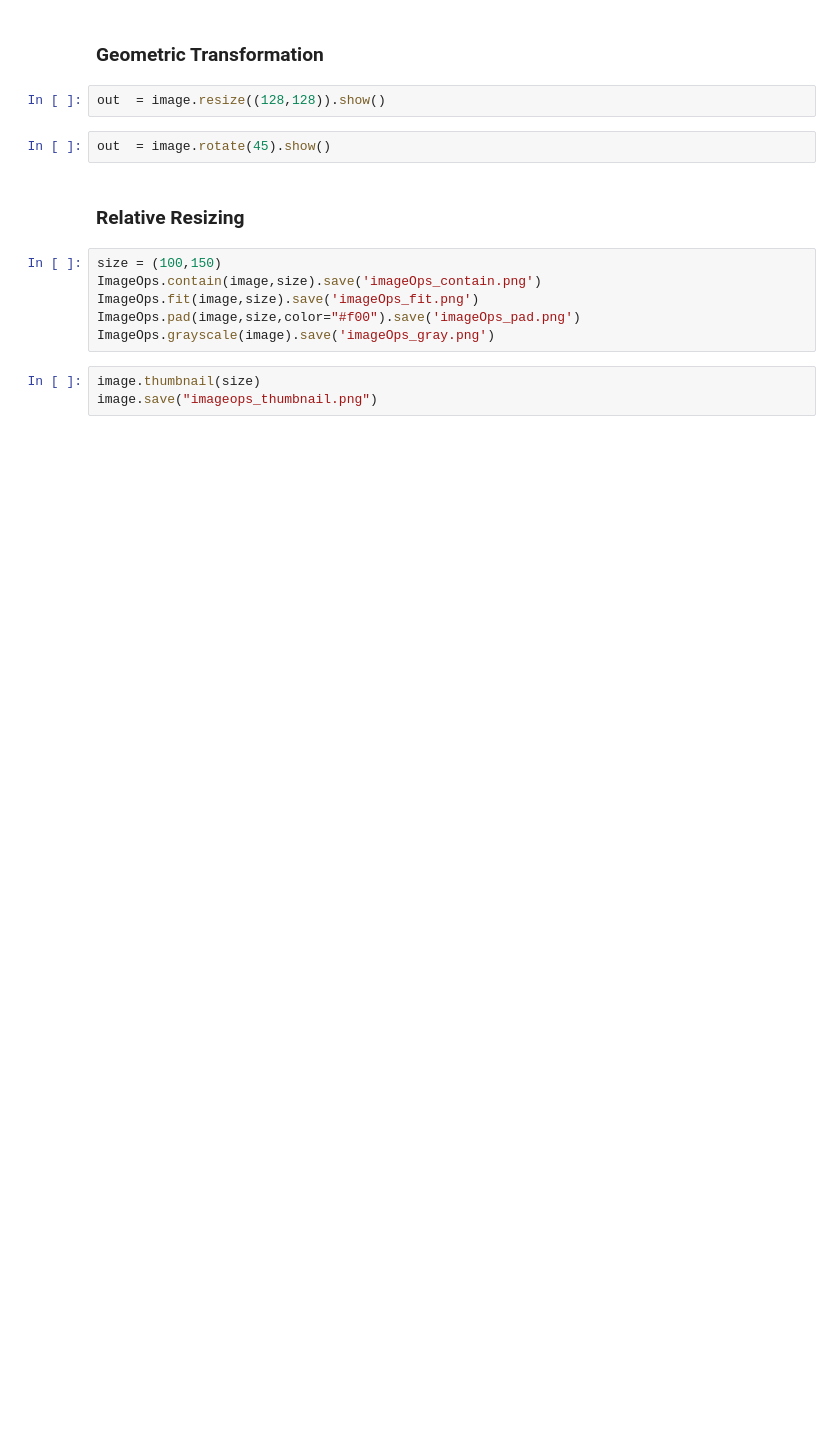
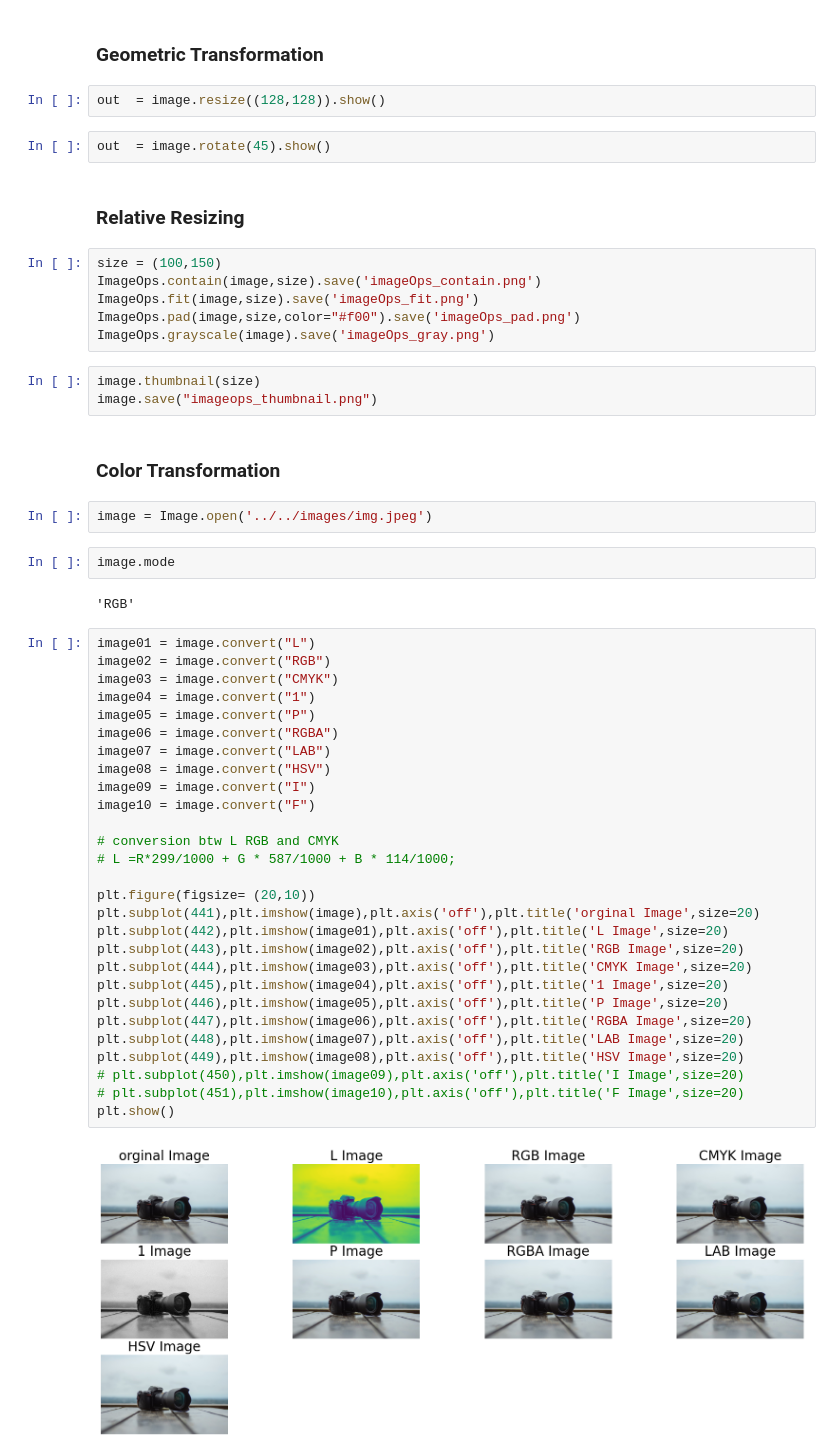
Before and after one commit to aaronjoju07/Advance_Python, a Jupyter notebook: ImageProcessing/pillow/pillow.ipynb, the cells around one changed output. Saved outputs shown, nothing was run; the diff lists cells and outputs as text; blank space fills up the shorter version.

Commit message:
color Transformation

```diff
--- a/ImageProcessing/pillow/pillow.ipynb
+++ b/ImageProcessing/pillow/pillow.ipynb
@@ -115,3 +116,41 @@ ImageOps.grayscale(image).save('imageOps_gray.png')
 # %%
 image.thumbnail(size)
 image.save("imageops_thumbnail.png")
+# %% [markdown]
+### Color Transformation
+# %%
+image = Image.open('../../images/img.jpeg')
+# %%
+image.mode
+# %% [output]
+'RGB'
+# %%
+image01 = image.convert("L")
+image02 = image.convert("RGB")
+image03 = image.convert("CMYK")
+image04 = image.convert("1")
+image05 = image.convert("P")
+image06 = image.convert("RGBA")
+image07 = image.convert("LAB")
+image08 = image.convert("HSV")
+image09 = image.convert("I")
+image10 = image.convert("F")
+
+# conversion btw L RGB and CMYK
+# L =R*299/1000 + G * 587/1000 + B * 114/1000;
+
+plt.figure(figsize= (20,10))
+plt.subplot(441),plt.imshow(image),plt.axis('off'),plt.title('orginal Image',size=20)
+plt.subplot(442),plt.imshow(image01),plt.axis('off'),plt.title('L Image',size=20)
+plt.subplot(443),plt.imshow(image02),plt.axis('off'),plt.title('RGB Image',size=20)
+plt.subplot(444),plt.imshow(image03),plt.axis('off'),plt.title('CMYK Image',size=20)
+plt.subplot(445),plt.imshow(image04),plt.axis('off'),plt.title('1 Image',size=20)
+plt.subplot(446),plt.imshow(image05),plt.axis('off'),plt.title('P Image',size=20)
+plt.subplot(447),plt.imshow(image06),plt.axis('off'),plt.title('RGBA Image',size=20)
+plt.subplot(448),plt.imshow(image07),plt.axis('off'),plt.title('LAB Image',size=20)
+plt.subplot(449),plt.imshow(image08),plt.axis('off'),plt.title('HSV Image',size=20)
+# plt.subplot(450),plt.imshow(image09),plt.axis('off'),plt.title('I Image',size=20)
+# plt.subplot(451),plt.imshow(image10),plt.axis('off'),plt.title('F Image',size=20)
+plt.show()
+# %% [output]
+[figure, added]
```
Also changed, not shown: parts of 1 cell of this notebook, 1 other file.
